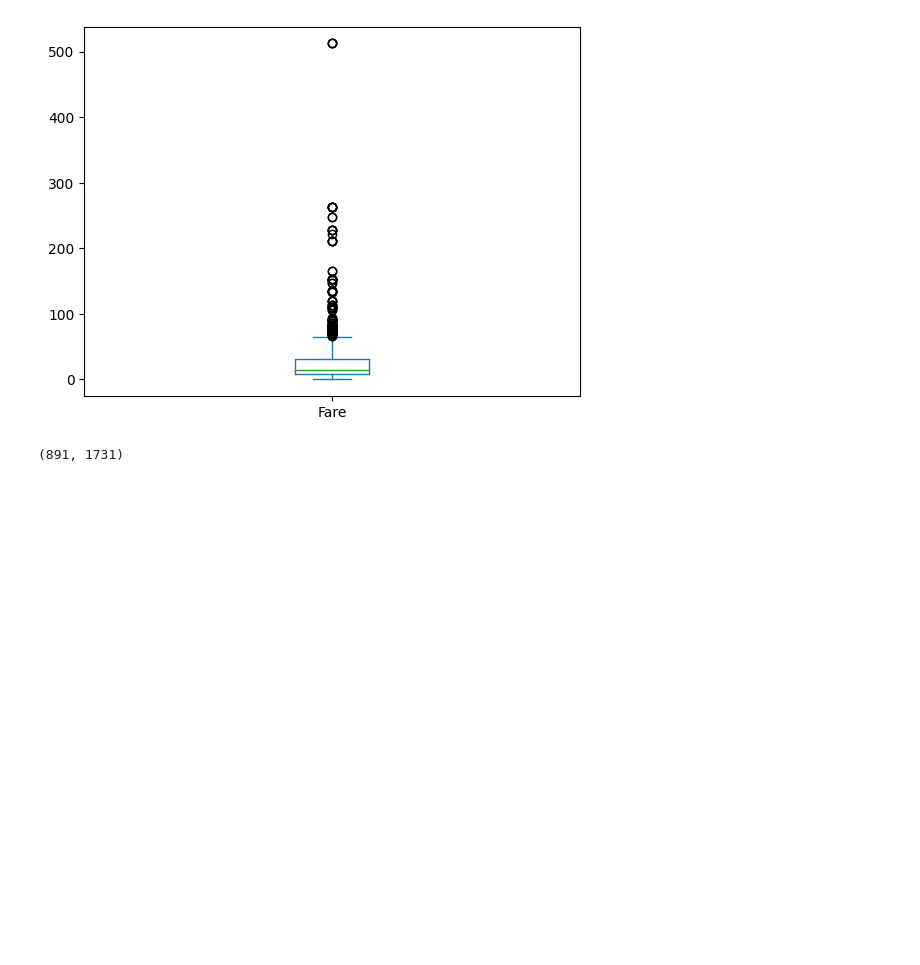
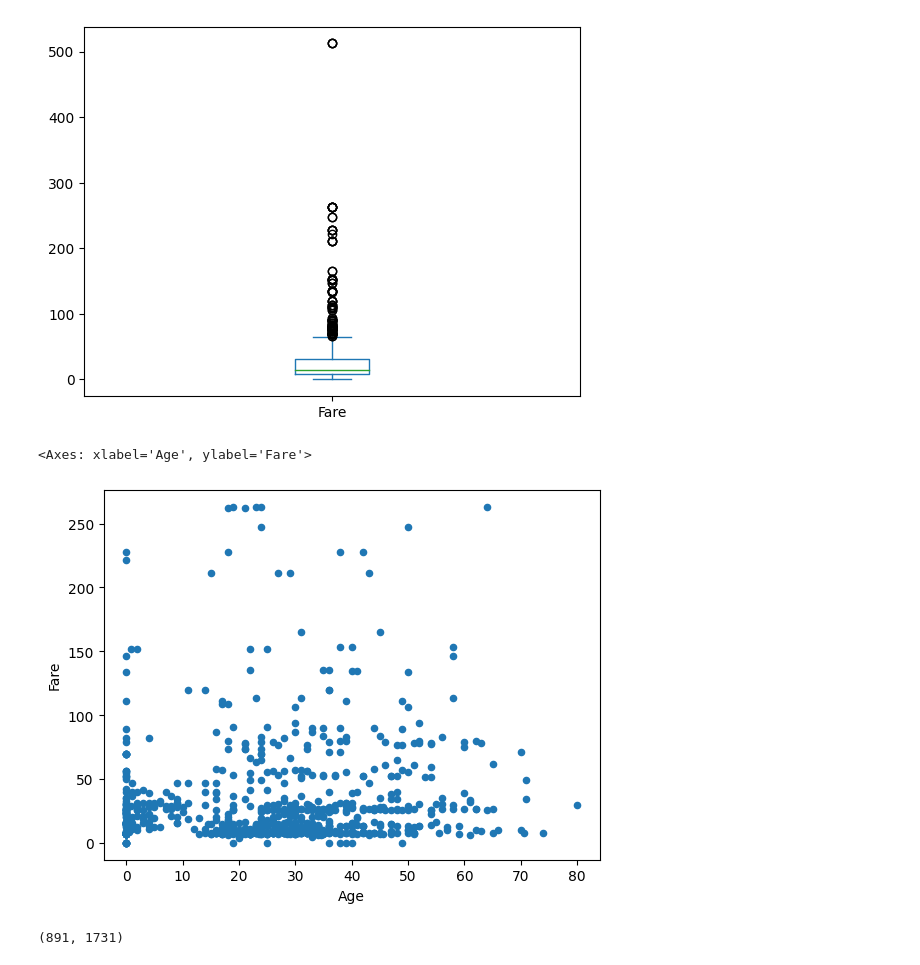
Before and after one commit to rohitingole17792/AI-based-Content-Detection-and-Text-Detection-, a Jupyter notebook: Logistic_Reg.ipynb, the cells around one changed output. Cells and saved outputs as stored; diff of their text form; code cells hidden in the pictures; blank space fills up the shorter version.

```diff
--- a/Logistic_Reg.ipynb
+++ b/Logistic_Reg.ipynb
@@ -44,3 +57,8 @@ data['Fare'].plot.box()
 # %% [output]
 <Axes: >
 [figure]
+# %%
+data.plot.scatter('Age','Fare')
+# %% [output]
+<Axes: xlabel='Age', ylabel='Fare'>
+[figure, added]
```
Also changed, not shown: parts of 2 cells of this notebook.
